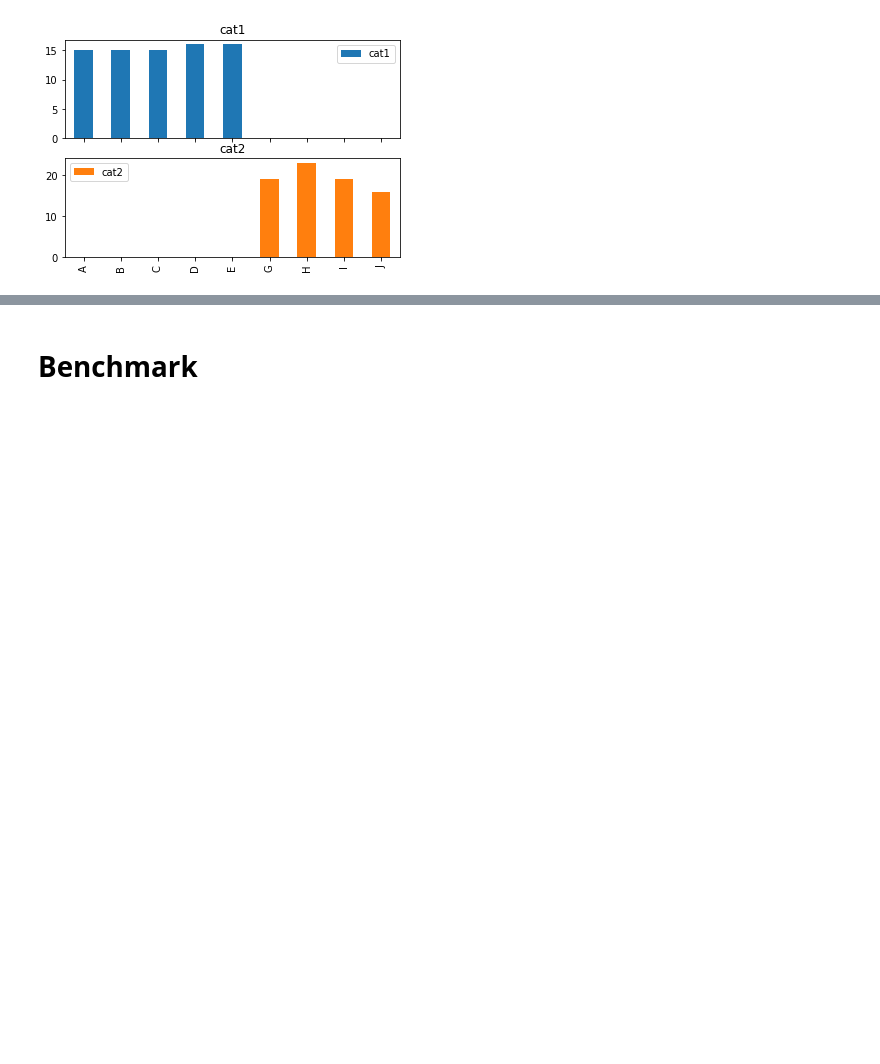
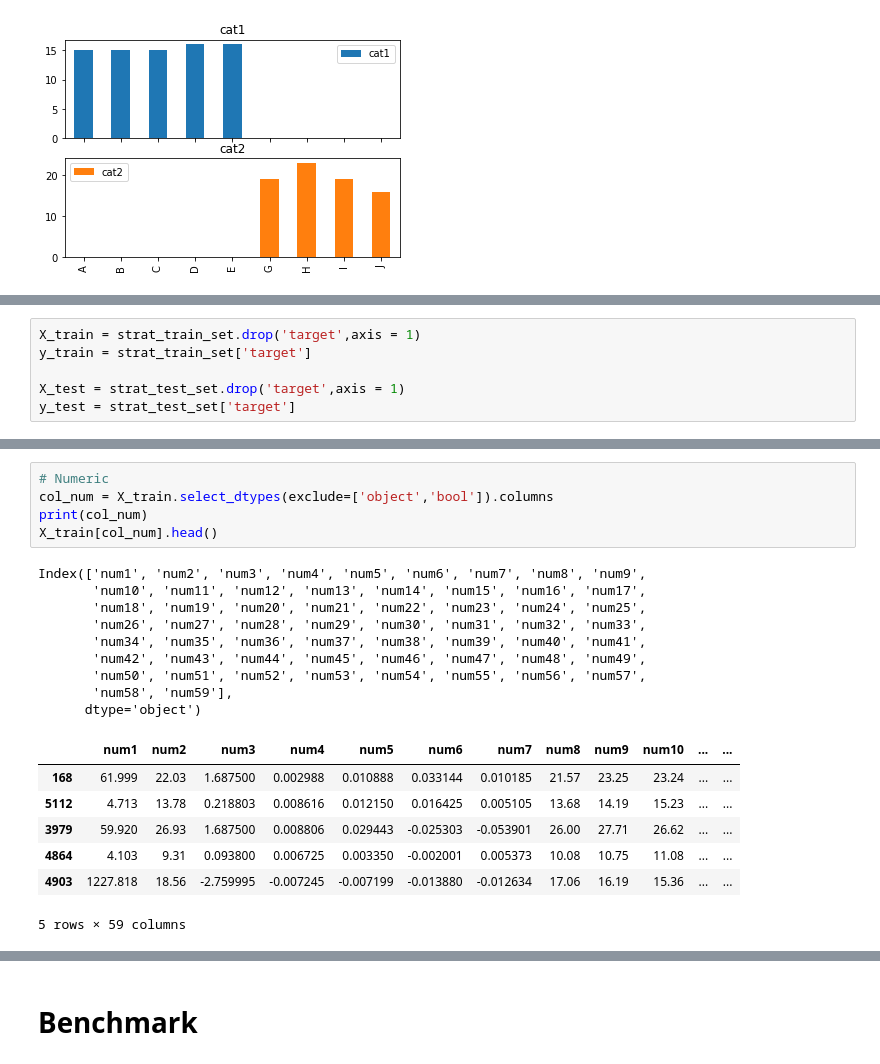
Before and after one commit to jonathanc42/hw-fall3-blue2, a Jupyter notebook: MachineLearning/Improved model.ipynb, the cells around one changed output, grey strips where cells are left out. Cells and saved outputs as stored; diff of their text form; blank space fills up the shorter version.

```diff
--- a/MachineLearning/Improved model.ipynb
+++ b/MachineLearning/Improved model.ipynb
@@ -167,0 +102,6 @@ X_test_norm = norm.transform(X_test)
+# %%
+X_train = strat_train_set.drop('target',axis = 1)
+y_train = strat_train_set['target']
+
+X_test = strat_test_set.drop('target',axis = 1)
+y_test = strat_test_set['target']
@@ -167,0 +126,22 @@ X_test_norm = norm.transform(X_test)
+# %%
+# Numeric
+col_num = X_train.select_dtypes(exclude=['object','bool']).columns
+print(col_num)
+X_train[col_num].head()
+# %% [output]
+Index(['num1', 'num2', 'num3', 'num4', 'num5', 'num6', 'num7', 'num8', 'num9',
+       'num10', 'num11', 'num12', 'num13', 'num14', 'num15', 'num16', 'num17',
+       'num18', 'num19', 'num20', 'num21', 'num22', 'num23', 'num24', 'num25',
+       'num26', 'num27', 'num28', 'num29', 'num30', 'num31', 'num32', 'num33',
+       'num34', 'num35', 'num36', 'num37', 'num38', 'num39', 'num40', 'num41',
+       'num42', 'num43', 'num44', 'num45', 'num46', 'num47', 'num48', 'num49',
+       'num50', 'num51', 'num52', 'num53', 'num54', 'num55', 'num56', 'num57',
+       'num58', 'num59'],
+      dtype='object')
+|  | num1 | num2 | num3 | num4 | num5 | num6 | num7 | num8 | num9 | num10 | ... | ... |
+| 168 | 61.999 | 22.03 | 1.687500 | 0.002988 | 0.010888 | 0.033144 | 0.010185 | 21.57 | 23.25 | 23.24 | ... | ... |
+| 5112 | 4.713 | 13.78 | 0.218803 | 0.008616 | 0.012150 | 0.016425 | 0.005105 | 13.68 | 14.19 | 15.23 | ... | ... |
+| 3979 | 59.920 | 26.93 | 1.687500 | 0.008806 | 0.029443 | -0.025303 | -0.053901 | 26.00 | 27.71 | 26.62 | ... | ... |
+| 4864 | 4.103 | 9.31 | 0.093800 | 0.006725 | 0.003350 | -0.002001 | 0.005373 | 10.08 | 10.75 | 11.08 | ... | ... |
+| 4903 | 1227.818 | 18.56 | -2.759995 | -0.007245 | -0.007199 | -0.013880 | -0.012634 | 17.06 | 16.19 | 15.36 | ... | ... |
+5 rows × 59 columns
```
Also changed, not shown: parts of 72 cells of this notebook.
